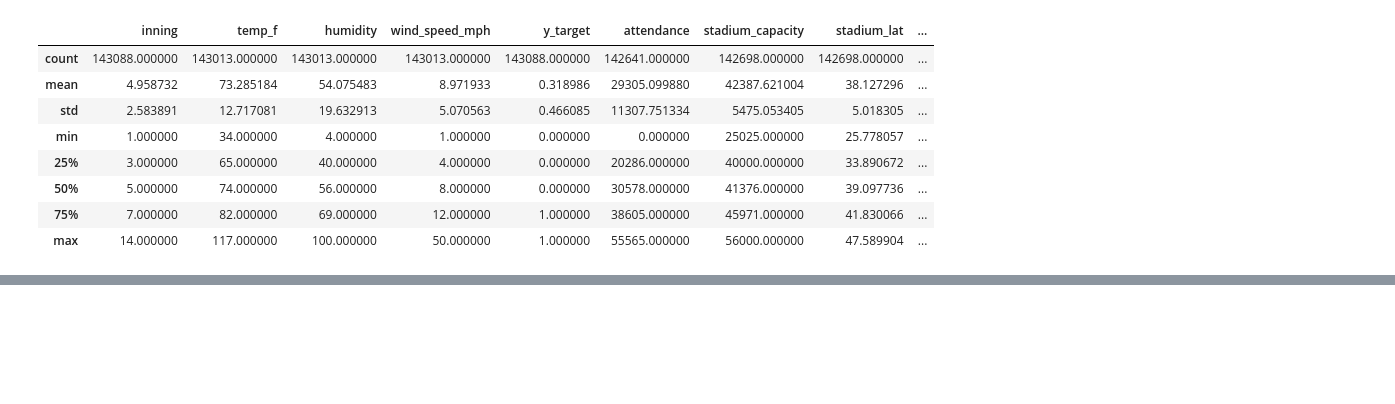
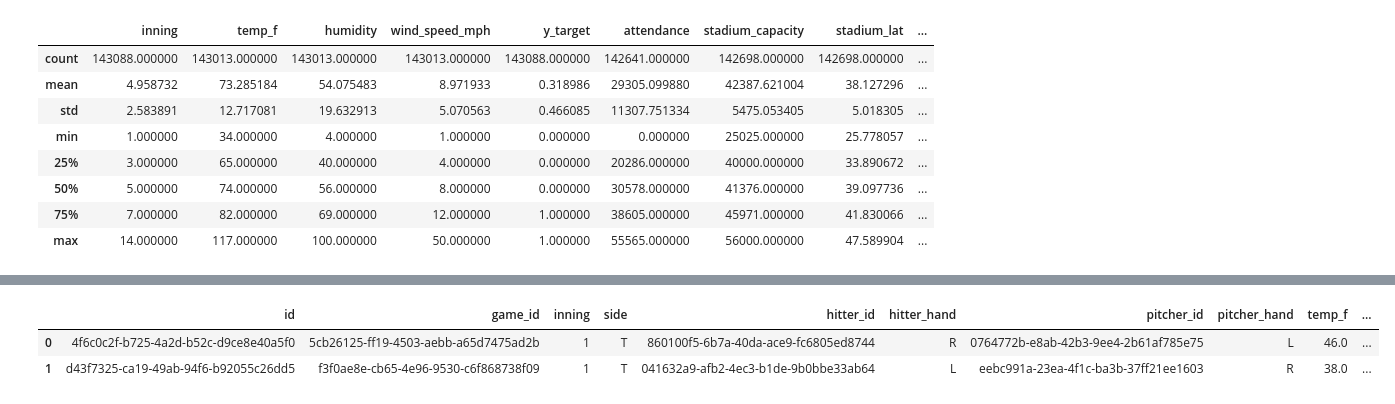
Before and after one commit to Scavo1225/mlb-at-bat-predictor, a Jupyter notebook: notebooks/feature_engineering_dataset.ipynb, the cells around one changed output, grey strips where cells are left out. Saved outputs shown, nothing was run; the diff lists cells and outputs as text; code cells hidden in the pictures; blank space fills up the shorter version.

```diff
--- a/notebooks/feature_engineering_dataset.ipynb
+++ b/notebooks/feature_engineering_dataset.ipynb
@@ -142,0 +147,4 @@ data.describe()
+# %%
+#Coverting columns to the correct dtype
+data["scheduled"] = pd.to_datetime(data["scheduled"])
+data["at_bat_end_time"] = pd.to_datetime(data["at_bat_end_time"])
@@ -142,0 +177,8 @@ data.describe()
+# %%
+data = data.sort_values(["at_bat_end_time", "inning"], ignore_index=True)
+# %%
+data.head(2)
+# %% [output]
+|  | id | game_id | inning | side | hitter_id | hitter_hand | pitcher_id | pitcher_hand | temp_f | ... |
+| 0 | 4f6c0c2f-b725-4a2d-b52c-d9ce8e40a5f0 | 5cb26125-ff19-4503-aebb-a65d7475ad2b | 1 | T | 860100f5-6b7a-40da-ace9-fc6805ed8744 | R | 0764772b-e8ab-42b3-9ee4-2b61af785e75 | L | 46.0 | ... |
+| 1 | d43f7325-ca19-49ab-94f6-b92055c26dd5 | f3f0ae8e-cb65-4e96-9530-c6f868738f09 | 1 | T | 041632a9-afb2-4ec3-b1de-9b0bbe33ab64 | L | eebc991a-23ea-4f1c-ba3b-37ff21ee1603 | R | 38.0 | ... |
```
Also changed, not shown: parts of 8 cells of this notebook.
